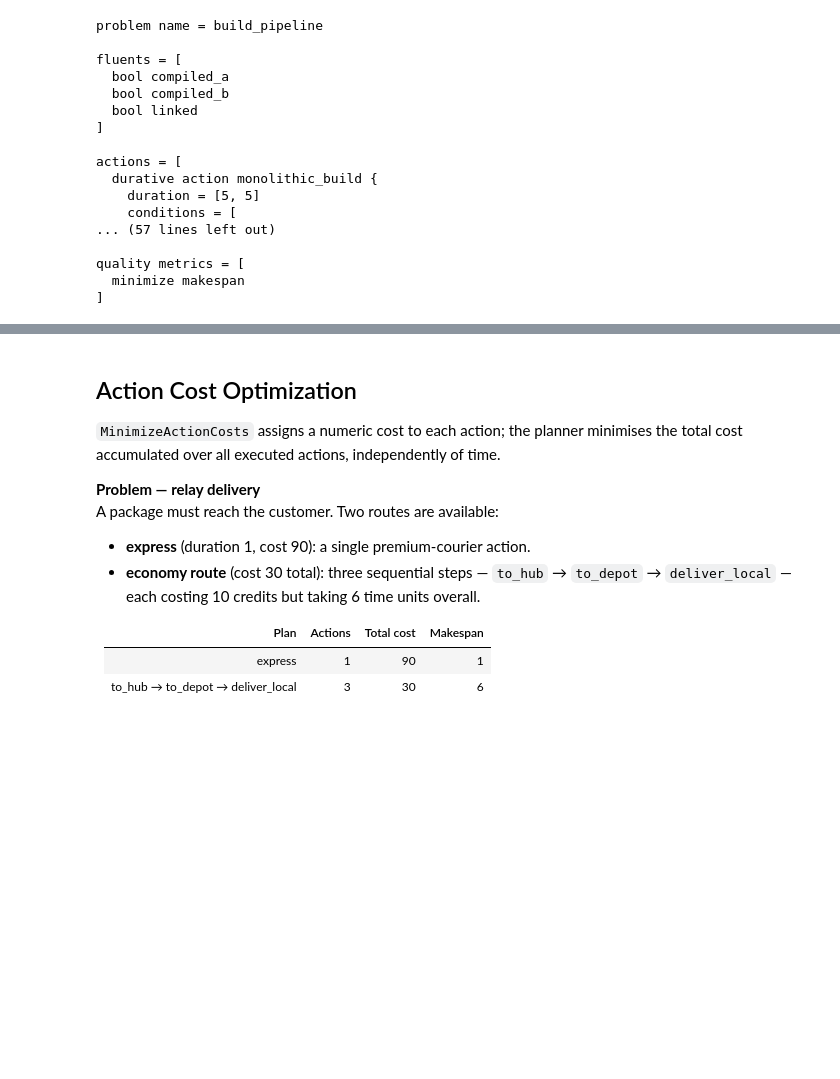
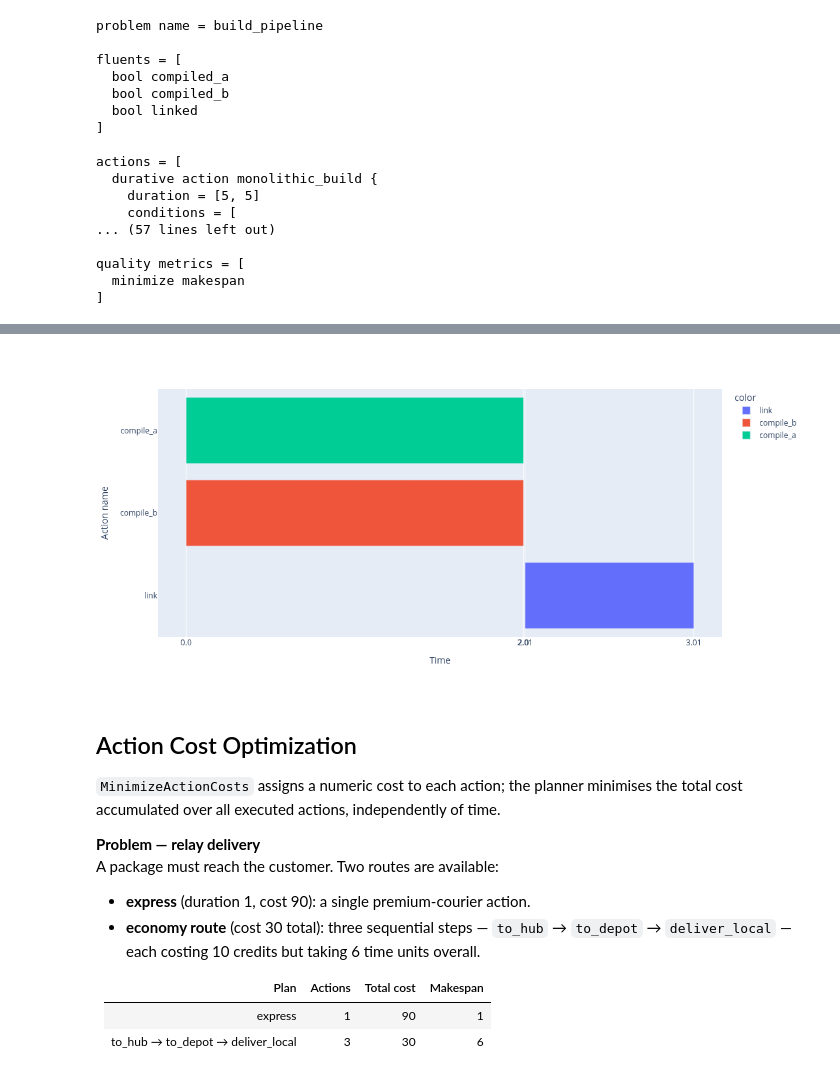
Before and after one commit to fbk-pso/tempest, a Jupyter notebook: doc/tempest_demo.ipynb, the cells around one changed output, grey strips where cells are left out. Cells and saved outputs as stored; diff of their text form; code cells hidden in the pictures; blank space fills up the shorter version.

```diff
--- a/doc/tempest_demo.ipynb
+++ b/doc/tempest_demo.ipynb
@@ -497,4 +523,7 @@ for start, action, dur in opt_pipeline.plan.timed_actions:
 
 print(f"\nSatisficing makespan : {plan_makespan(sat_pipeline.plan):.1f}  ({len(sat_pipeline.plan.timed_actions)} action)")
 print(f"Optimal makespan     : {plan_makespan(opt_pipeline.plan):.1f}  ({len(opt_pipeline.plan.timed_actions)} actions, parallel)")
+
+# Visualise the optimal plan: compile_a and compile_b overlap, then link.
+plot_time_triggered_plan(opt_pipeline.plan)
 # %% [output]
@@ -506,11 +535,12 @@ OPT solution with bound 5: 301/100. Elapsed_time: 0.060 seconds
 
 Optimal plan  (makespan 3.0):
   t=0.00  compile_a  [dur=2]
   t=0.00  compile_b  [dur=2]
   t=2.01  link  [dur=1]
 
 Satisficing makespan : 5.0  (1 action)
 Optimal makespan     : 3.0  (3 actions, parallel)
+[figure, added]
 # %% [markdown]
 ## Action Cost Optimization
 
```
Also changed, not shown: parts of 15 cells of this notebook.
